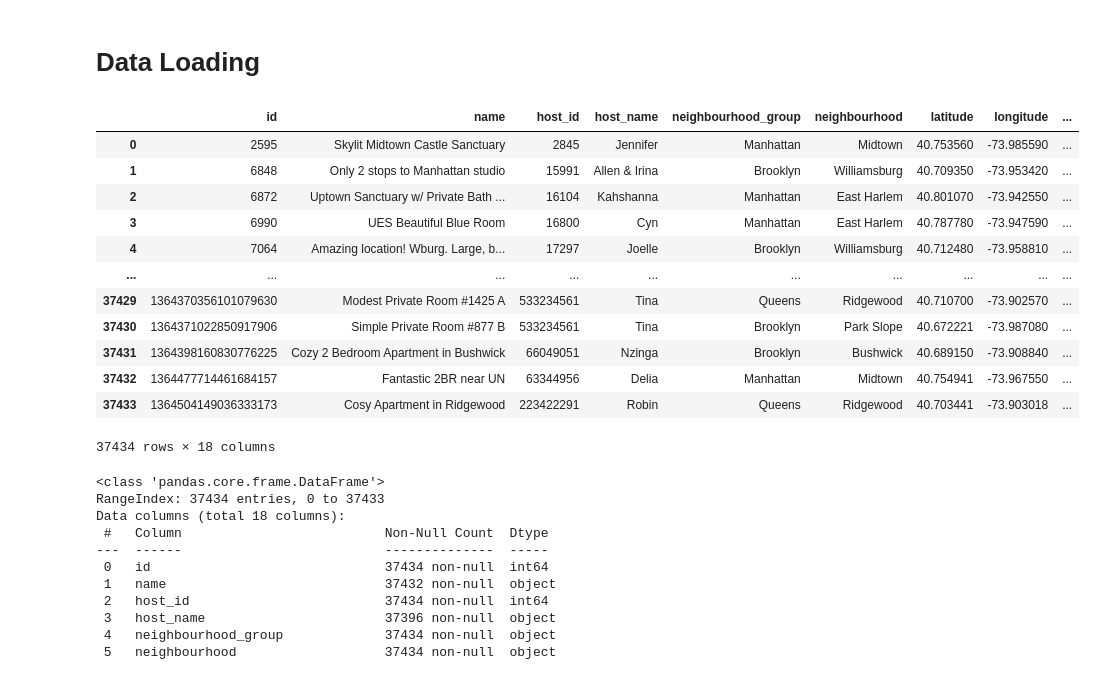
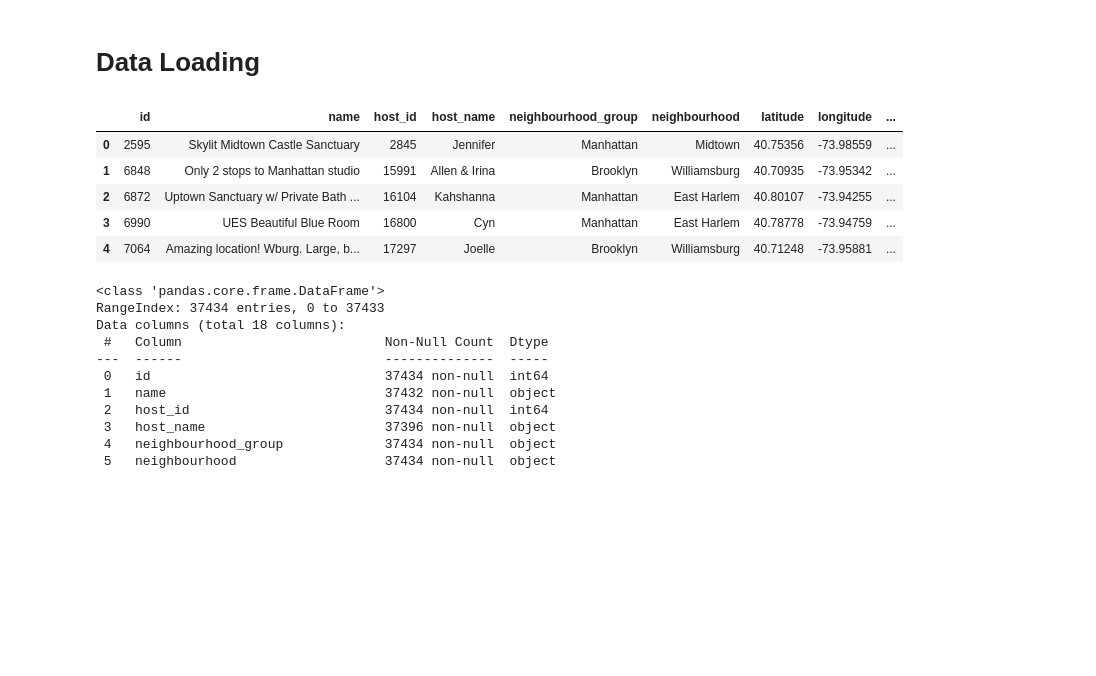
Before and after one commit to Laura-j-code/Listings-Project, a Jupyter notebook: Listings-jyp.ipynb, the cells around one changed output. Saved outputs shown, nothing was run; the diff lists cells and outputs as text; code cells hidden in the pictures; blank space fills up the shorter version.

```diff
--- a/Listings-jyp.ipynb
+++ b/Listings-jyp.ipynb
@@ -3,27 +3,20 @@
 # %%
 import pandas as pd
 import numpy as np
 import os
 
-url = r"C:/Users/laura/Desktop/Projects/Listings-Project"
+url = r"C:/Users/laura/Desktop/Projects/Listings- project111"
 os.chdir(url)
 
 df= pd.read_csv("listings.csv")
-df
+df.head()
 # %% [output]
 |  | id | name | host_id | host_name | neighbourhood_group | neighbourhood | latitude | longitude | ... |
-| 0 | 2595 | Skylit Midtown Castle Sanctuary | 2845 | Jennifer | Manhattan | Midtown | 40.753560 | -73.985590 | ... |
-| 1 | 6848 | Only 2 stops to Manhattan studio | 15991 | Allen & Irina | Brooklyn | Williamsburg | 40.709350 | -73.953420 | ... |
-| 2 | 6872 | Uptown Sanctuary w/ Private Bath ... | 16104 | Kahshanna | Manhattan | East Harlem | 40.801070 | -73.942550 | ... |
-| 3 | 6990 | UES Beautiful Blue Room | 16800 | Cyn | Manhattan | East Harlem | 40.787780 | -73.947590 | ... |
-| 4 | 7064 | Amazing location! Wburg. Large, b... | 17297 | Joelle | Brooklyn | Williamsburg | 40.712480 | -73.958810 | ... |
-| ... | ... | ... | ... | ... | ... | ... | ... | ... | ... |
-| 37429 | 1364370356101079630 | Modest Private Room #1425 A | 533234561 | Tina | Queens | Ridgewood | 40.710700 | -73.902570 | ... |
-| 37430 | 1364371022850917906 | Simple Private Room #877 B | 533234561 | Tina | Brooklyn | Park Slope | 40.672221 | -73.987080 | ... |
-| 37431 | 1364398160830776225 | Cozy 2 Bedroom Apartment in Bushwick | 66049051 | Nzinga | Brooklyn | Bushwick | 40.689150 | -73.908840 | ... |
-| 37432 | 1364477714461684157 | Fantastic 2BR near UN | 63344956 | Delia | Manhattan | Midtown | 40.754941 | -73.967550 | ... |
-| 37433 | 1364504149036333173 | Cosy Apartment in Ridgewood | 223422291 | Robin | Queens | Ridgewood | 40.703441 | -73.903018 | ... |
+| 0 | 2595 | Skylit Midtown Castle Sanctuary | 2845 | Jennifer | Manhattan | Midtown | 40.75356 | -73.98559 | ... |
+| 1 | 6848 | Only 2 stops to Manhattan studio | 15991 | Allen & Irina | Brooklyn | Williamsburg | 40.70935 | -73.95342 | ... |
+| 2 | 6872 | Uptown Sanctuary w/ Private Bath ... | 16104 | Kahshanna | Manhattan | East Harlem | 40.80107 | -73.94255 | ... |
+| 3 | 6990 | UES Beautiful Blue Room | 16800 | Cyn | Manhattan | East Harlem | 40.78778 | -73.94759 | ... |
+| 4 | 7064 | Amazing location! Wburg. Large, b... | 17297 | Joelle | Brooklyn | Williamsburg | 40.71248 | -73.95881 | ... |
-37434 rows × 18 columns
 # %%
 df.info()
 # %% [output]
```
Also changed, not shown: parts of 11 cells of this notebook.
